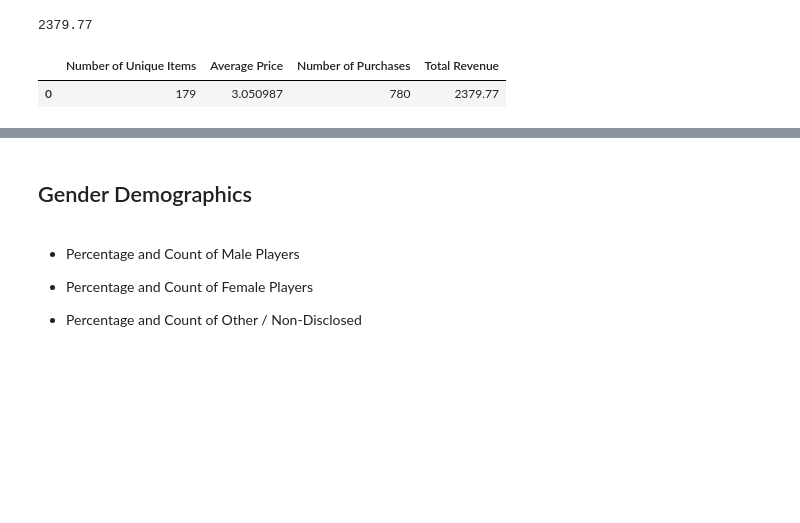
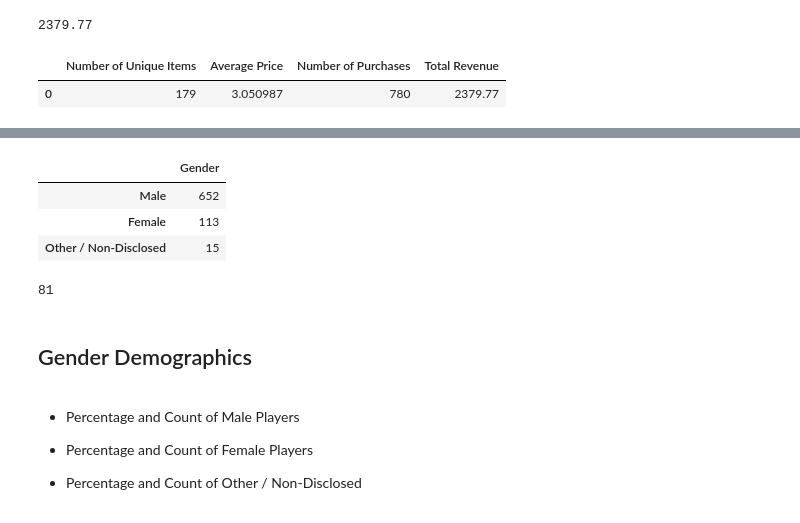
Before and after one commit to atokarev0717/pandas-challenge, a Jupyter notebook: HeroesOfPymoli/HeroesOfPymoli_Script.ipynb, the cells around one changed output, grey strips where cells are left out. Cells and saved outputs as stored; diff of their text form; code cells hidden in the pictures; blank space fills up the shorter version.

```diff
--- a/HeroesOfPymoli/HeroesOfPymoli_Script.ipynb
+++ b/HeroesOfPymoli/HeroesOfPymoli_Script.ipynb
@@ -75,3 +92,21 @@ purchase_analysis_df
+# %%
+gender_counts = pd.DataFrame(purchase_df["Gender"].value_counts())
+gender_counts
+# %% [output]
+|  | Gender |
+| Male | 652 |
+| Female | 113 |
+| Other / Non-Disclosed | 15 |
+# %%
+# Calculating number of players by gender
+
+male_count = len(purchase_df.loc[purchase_df['Gender'] == 'Male', :]['SN'].unique())
+
+female_count = len(purchase_df.loc[purchase_df['Gender'] == 'Female', :]['SN'].unique())
+
+othergender_count = len(purchase_df.loc[purchase_df['Gender'] == 'Other / Non-Disclosed', :]['SN'].unique())
+# %% [output]
+81
 # %% [markdown]
 ## Gender Demographics
 # %% [markdown]
```
Also changed, not shown: parts of 1 cell of this notebook.
